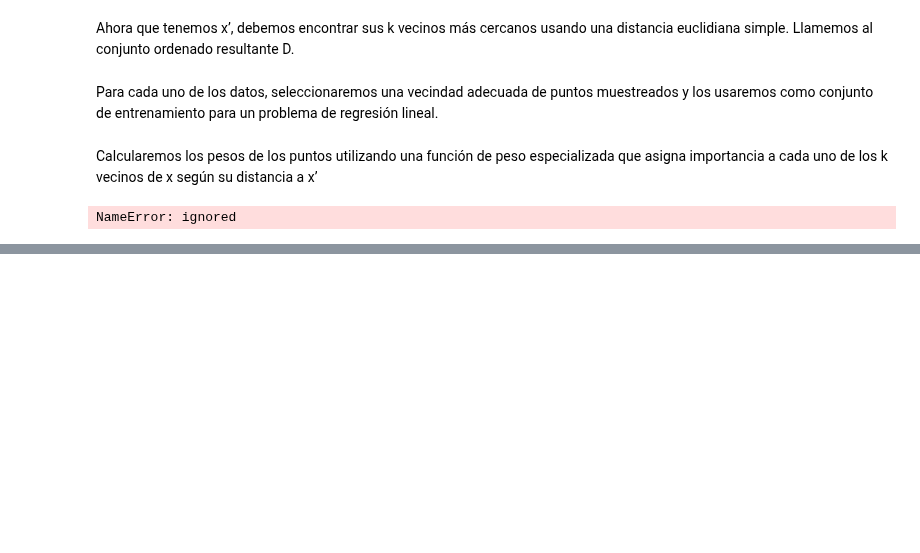
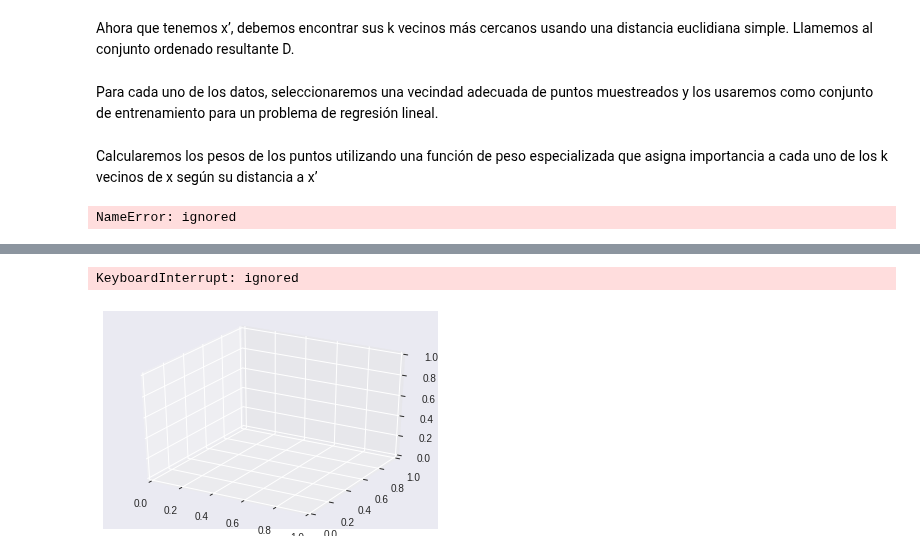
Before and after one commit to urieliram/statistical, a Jupyter notebook: Tarea6.ipynb, the cells around one changed output, grey strips where cells are left out. Saved outputs shown, nothing was run; the diff lists cells and outputs as text; code cells hidden in the pictures; blank space fills up the shorter version.

```diff
--- a/Tarea6.ipynb
+++ b/Tarea6.ipynb
@@ -295,0 +415,34 @@ plt.show();
+# %%
+from localreg import *
+import matplotlib.pyplot as plt
+from mpl_toolkits.mplot3d import Axes3D # Axes3D import has side effects, it enables using projection='3d' in add_subplot
+import numpy as np
+
+N = 50
+degree=2
+
+x = np.random.rand(N,2)
+y = x[:,0]*x[:,1] + 0.02*np.random.randn(N)
+x=X
+Y=Y
+
+fig = plt.figure()
+ax = fig.add_subplot(111, projection='3d')
+
+m = np.arange(0, 1.05, 0.05)
+X, Y = np.meshgrid(m,m)
+x0 = np.array([np.ravel(X), np.ravel(Y)]).T
+z0 = polyfit(x, y, x0, degree=degree)
+Z = z0.reshape(X.shape)
+
+ax.plot_wireframe(X, Y, Z, rcount=10, ccount=10, color='green')
+ax.plot3D(x[:,0], x[:,1], y, 'o')
+
+ax.set_xlabel('X')
+ax.set_ylabel('Y')
+ax.set_zlabel('Z')
+
+plt.show()
+# %% [output]
+KeyboardInterrupt: ignored
+[figure, added]
```
Also changed, not shown: parts of 7 cells of this notebook.
